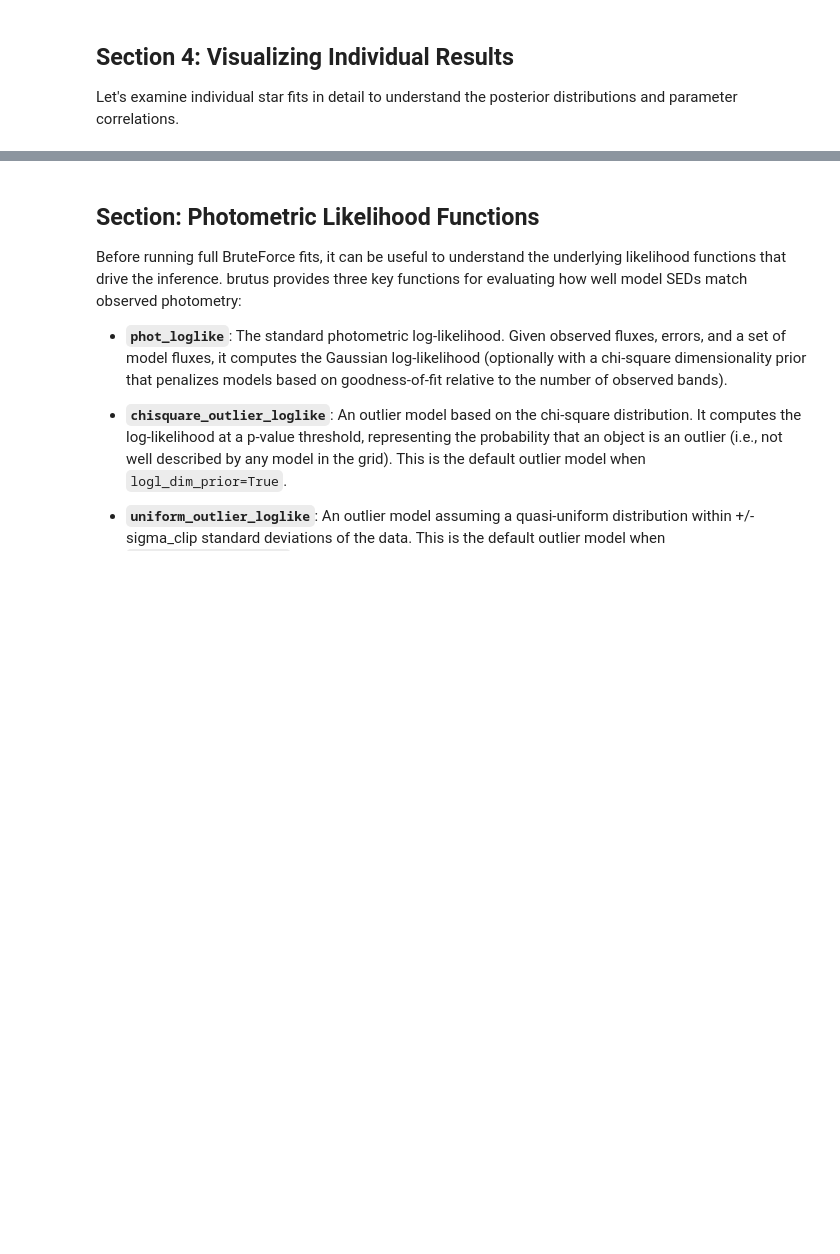
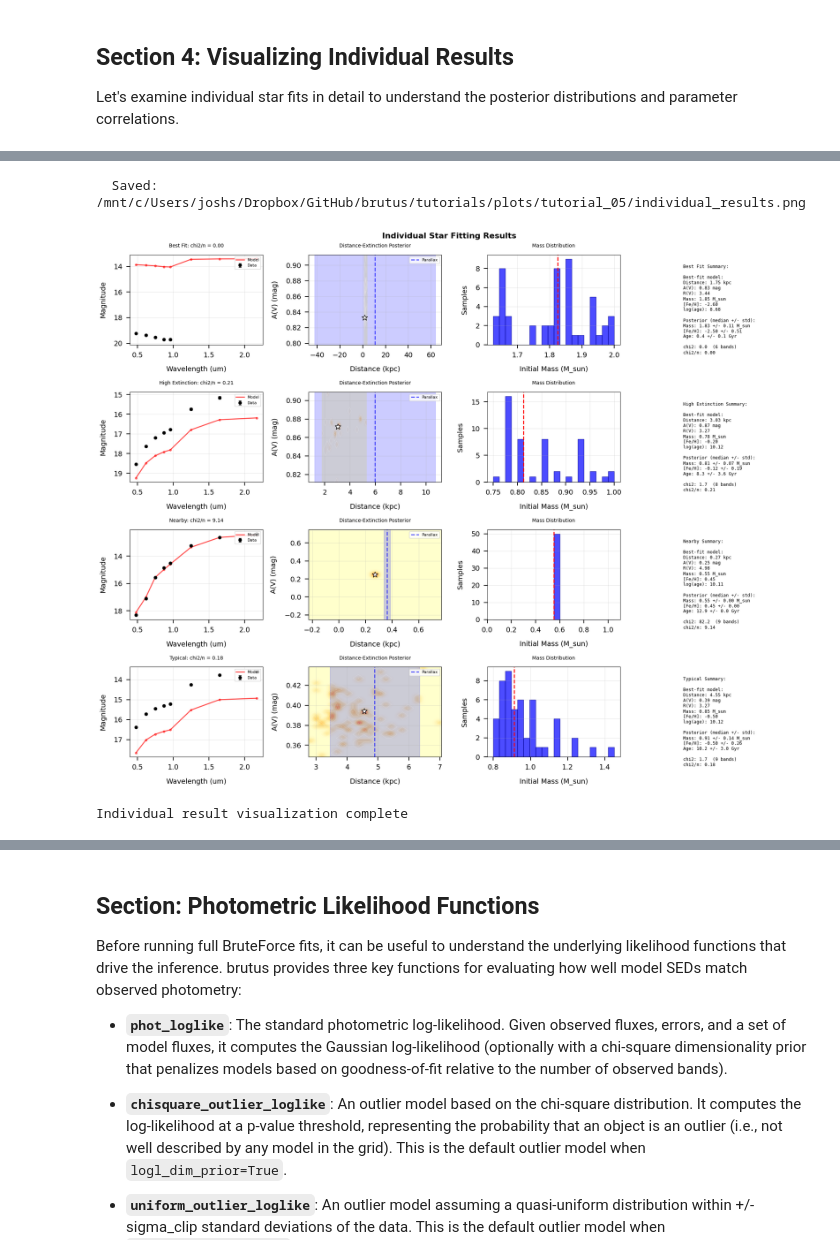
Before and after one commit to joshspeagle/brutus, a Jupyter notebook: tutorials/tutorial_05_fitting_individual.ipynb, the cells around one changed output, grey strips where cells are left out. Saved outputs shown, nothing was run; the diff lists cells and outputs as text; code cells hidden in the pictures; blank space fills up the shorter version.

```diff
--- a/tutorials/tutorial_05_fitting_individual.ipynb
+++ b/tutorials/tutorial_05_fitting_individual.ipynb
@@ -614,10 +730,11 @@ for panel_idx, (star_idx, star_name) in enumerate(zip(examples, example_names)):
     # Find the best-fit draw (highest log-posterior)
     ibest = np.argmax(log_post[star_idx])
     best_midx = model_idx[star_idx, ibest]
-    best_scale = ml_scale[star_idx, ibest]
-    best_av = ml_av[star_idx, ibest]
-    best_rv = ml_rv[star_idx, ibest]
-    best_dist = 1.0 / np.sqrt(np.abs(best_scale)) if best_scale > 0 else np.nan
+
+    # Use posterior samples for distance, A(V), R(V) (more robust than ML values)
+    best_dist = dists[star_idx, ibest]
+    best_av = reds[star_idx, ibest]
+    best_rv = dreds[star_idx, ibest]
 
     # SED plot
     ax1 = plt.subplot(4, 4, panel_idx*4 + 1)
@@ -630,7 +747,7 @@ for panel_idx, (star_idx, star_name) in enumerate(zip(examples, example_names)):
         rvec = R0 + best_rv * dR          # total reddening vector
         model_mags = mag0 + best_av * rvec  # apply extinction
 
-        # Distance modulus: models stored at 1 kpc (scale = 1/d_kpc^2)
+        # Distance modulus: models stored at 1 kpc
         if np.isfinite(best_dist) and best_dist > 0:
             model_mags = model_mags + 5 * np.log10(best_dist)
 
@@ -734,30 +851,34 @@ for panel_idx, (star_idx, star_name) in enumerate(zip(examples, example_names)):
 
     summary = f"""
     {star_name} Summary:
 
     Best-fit model:
     Distance: {best_dist:.2f} kpc
     A(V): {best_av:.2f} mag
     R(V): {best_rv:.2f}
     Mass: {bf_mass:.2f} M_sun
     [Fe/H]: {bf_feh:.2f}
     log(age): {bf_loga:.2f}
 
     Posterior (median +/- std):
     Mass: {mass_str} M_sun
     [Fe/H]: {feh_str}
     Age: {age_str} Gyr
 
     chi2: {chi2[star_idx]:.1f}  ({nbands[star_idx]} bands)
     chi2/n: {chi2[star_idx]/nbands[star_idx]:.2f}
     """
 
     ax4.text(0.05, 0.95, summary, transform=ax4.transAxes,
             fontsize=9, va='top', family='monospace')
 
 plt.suptitle('Individual Star Fitting Results', fontsize=16, fontweight='bold')
 plt.tight_layout(rect=[0, 0, 1, 0.96])
 save_figure(fig, 'individual_results')
 plt.show()
 
 print("\nIndividual result visualization complete")
+# %% [output]
+  Saved: /mnt/c/Users/joshs/Dropbox/GitHub/brutus/tutorials/plots/tutorial_05/individual_results.png
+[figure, added]
+Individual result visualization complete
```
Also changed, not shown: parts of 14 cells of this notebook, 8 other files.
